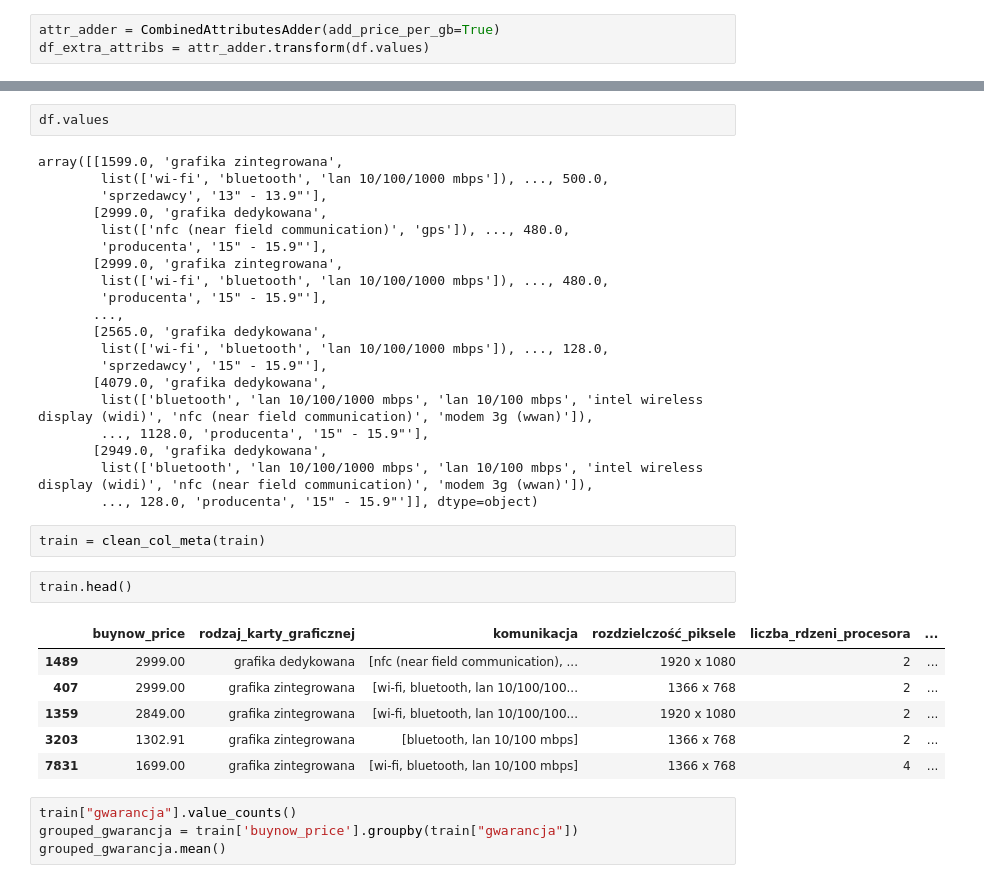
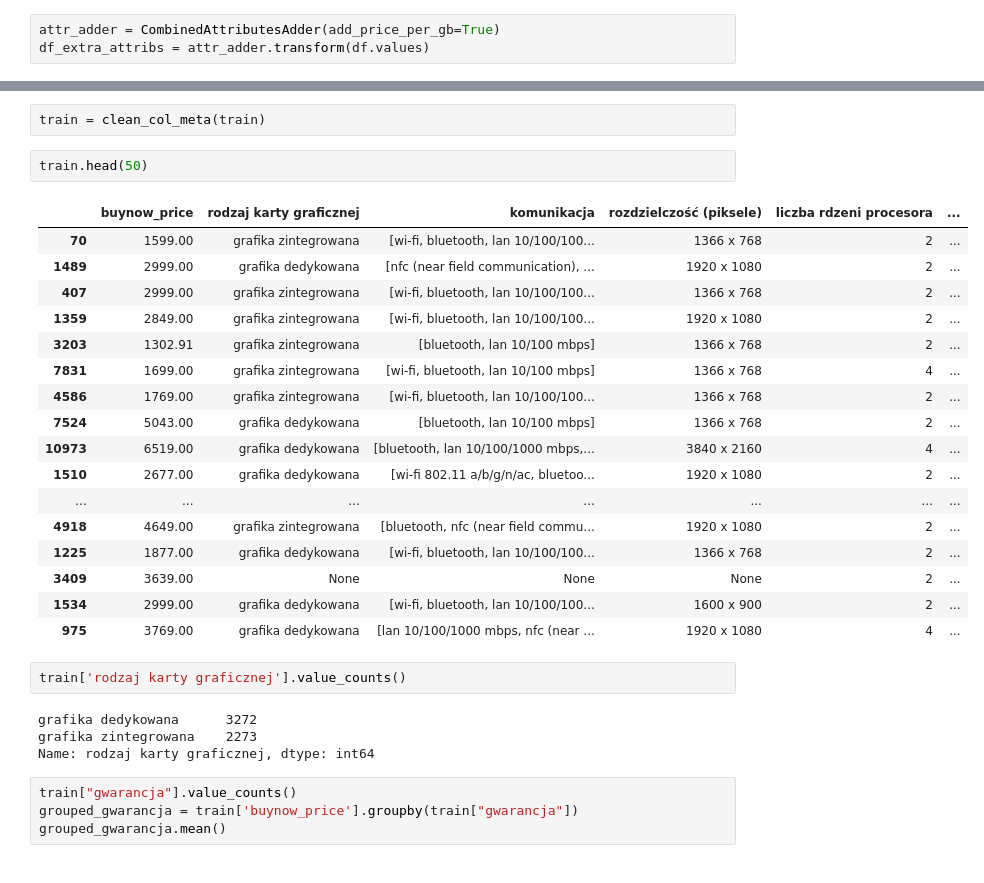
Before and after one commit to sadowskimarcin10/laptop-price, a Jupyter notebook: laptop_price_workflow.ipynb, the cells around one changed output, grey strips where cells are left out. Cells and saved outputs as stored; diff of their text form.

```diff
--- a/laptop_price_workflow.ipynb
+++ b/laptop_price_workflow.ipynb
@@ -263,36 +308,31 @@ Name: buynow_price, Length: 7853, dtype: float64
-# %%
-df.values
-# %% [output]
-array([[1599.0, 'grafika zintegrowana',
-        list(['wi-fi', 'bluetooth', 'lan 10/100/1000 mbps']), ..., 500.0,
-        'sprzedawcy', '13" - 13.9"'],
-       [2999.0, 'grafika dedykowana',
-        list(['nfc (near field communication)', 'gps']), ..., 480.0,
-        'producenta', '15" - 15.9"'],
-       [2999.0, 'grafika zintegrowana',
-        list(['wi-fi', 'bluetooth', 'lan 10/100/1000 mbps']), ..., 480.0,
-        'producenta', '15" - 15.9"'],
-       ...,
-       [2565.0, 'grafika dedykowana',
-        list(['wi-fi', 'bluetooth', 'lan 10/100/1000 mbps']), ..., 128.0,
-        'sprzedawcy', '15" - 15.9"'],
-       [4079.0, 'grafika dedykowana',
-        list(['bluetooth', 'lan 10/100/1000 mbps', 'lan 10/100 mbps', 'intel wireless display (widi)', 'nfc (near field communication)', 'modem 3g (wwan)']),
-        ..., 1128.0, 'producenta', '15" - 15.9"'],
-       [2949.0, 'grafika dedykowana',
-        list(['bluetooth', 'lan 10/100/1000 mbps', 'lan 10/100 mbps', 'intel wireless display (widi)', 'nfc (near field communication)', 'modem 3g (wwan)']),
-        ..., 128.0, 'producenta', '15" - 15.9"']], dtype=object)
 # %%
 train = clean_col_meta(train)
 # %%
-train.head()
+train.head(50)
 # %% [output]
-|  | buynow_price | rodzaj_karty_graficznej | komunikacja | rozdzielczość_piksele | liczba_rdzeni_procesora | ... |
+|  | buynow_price | rodzaj karty graficznej | komunikacja | rozdzielczość (piksele) | liczba rdzeni procesora | ... |
+| 70 | 1599.00 | grafika zintegrowana | [wi-fi, bluetooth, lan 10/100/100... | 1366 x 768 | 2 | ... |
 | 1489 | 2999.00 | grafika dedykowana | [nfc (near field communication), ... | 1920 x 1080 | 2 | ... |
 | 407 | 2999.00 | grafika zintegrowana | [wi-fi, bluetooth, lan 10/100/100... | 1366 x 768 | 2 | ... |
 | 1359 | 2849.00 | grafika zintegrowana | [wi-fi, bluetooth, lan 10/100/100... | 1920 x 1080 | 2 | ... |
 | 3203 | 1302.91 | grafika zintegrowana | [bluetooth, lan 10/100 mbps] | 1366 x 768 | 2 | ... |
 | 7831 | 1699.00 | grafika zintegrowana | [wi-fi, bluetooth, lan 10/100 mbps] | 1366 x 768 | 4 | ... |
+| 4586 | 1769.00 | grafika zintegrowana | [wi-fi, bluetooth, lan 10/100/100... | 1366 x 768 | 2 | ... |
+| 7524 | 5043.00 | grafika dedykowana | [bluetooth, lan 10/100 mbps] | 1366 x 768 | 2 | ... |
+| 10973 | 6519.00 | grafika dedykowana | [bluetooth, lan 10/100/1000 mbps,... | 3840 x 2160 | 4 | ... |
+| 1510 | 2677.00 | grafika dedykowana | [wi-fi 802.11 a/b/g/n/ac, bluetoo... | 1920 x 1080 | 2 | ... |
+| ... | ... | ... | ... | ... | ... | ... |
+| 4918 | 4649.00 | grafika zintegrowana | [bluetooth, nfc (near field commu... | 1920 x 1080 | 2 | ... |
+| 1225 | 1877.00 | grafika dedykowana | [wi-fi, bluetooth, lan 10/100/100... | 1366 x 768 | 2 | ... |
+| 3409 | 3639.00 | None | None | None | 2 | ... |
+| 1534 | 2999.00 | grafika dedykowana | [wi-fi, bluetooth, lan 10/100/100... | 1600 x 900 | 2 | ... |
+| 975 | 3769.00 | grafika dedykowana | [lan 10/100/1000 mbps, nfc (near ... | 1920 x 1080 | 4 | ... |
+# %%
+train['rodzaj karty graficznej'].value_counts()
+# %% [output]
+grafika dedykowana      3272
+grafika zintegrowana    2273
+Name: rodzaj karty graficznej, dtype: int64
 # %%
 train["gwarancja"].value_counts()
 grouped_gwarancja = train['buynow_price'].groupby(train["gwarancja"])
```
Also changed, not shown: parts of 43 cells of this notebook.
